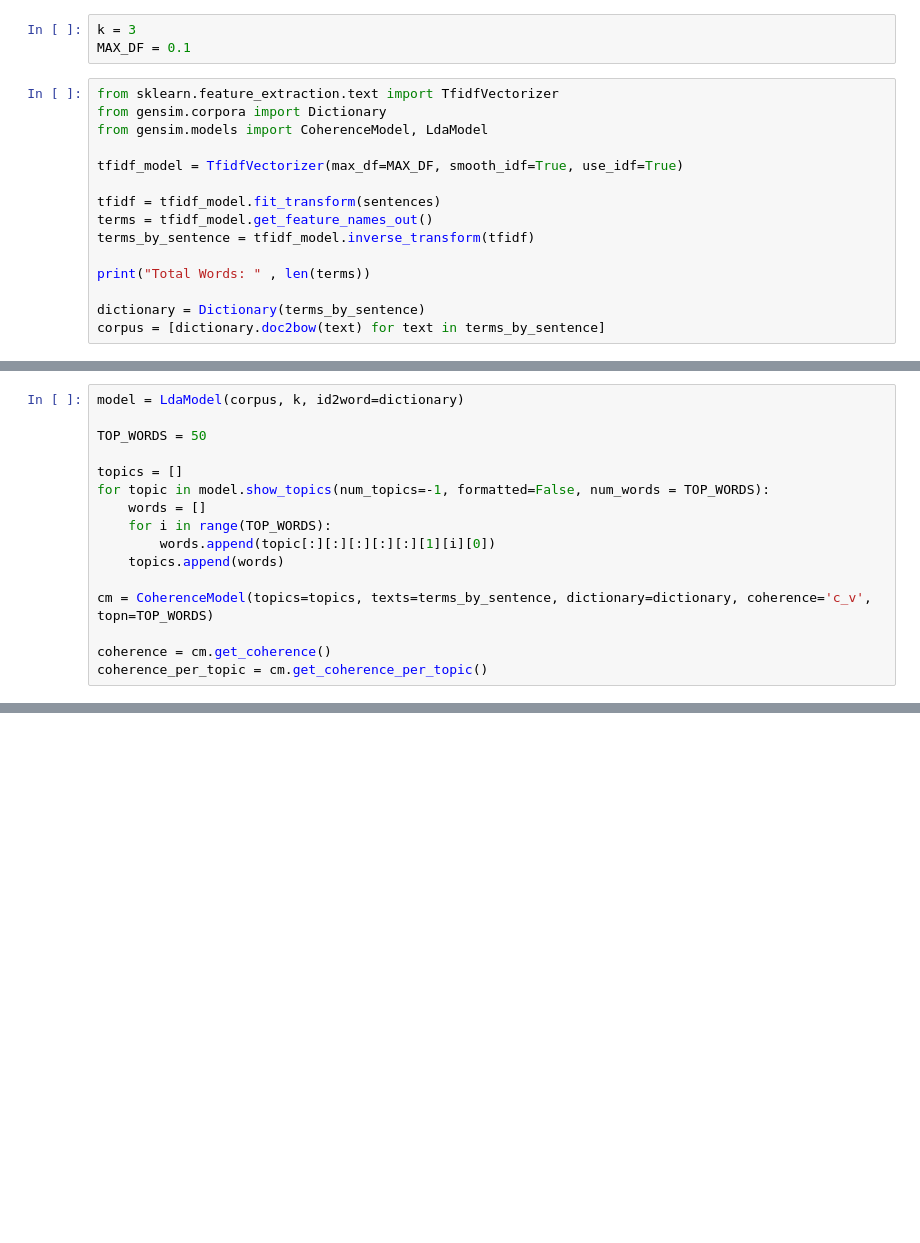
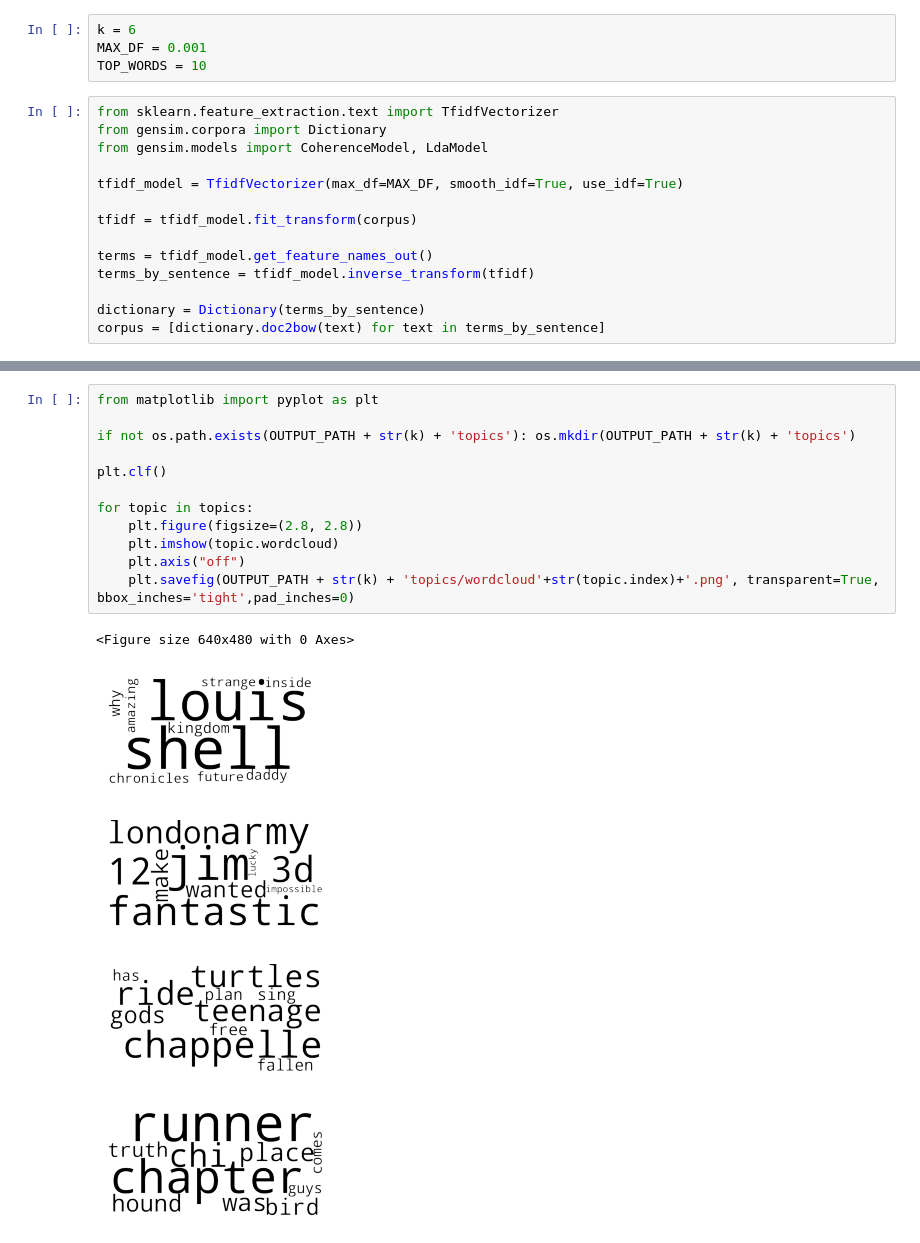
Before and after one commit to lealfp/labPLN, a Jupyter notebook: notebooks/topic_modeling/LDA.ipynb, the cells around one changed output, grey strips where cells are left out. Saved outputs shown, nothing was run; the diff lists cells and outputs as text; blank space fills up the shorter version.

```diff
--- a/notebooks/topic_modeling/LDA.ipynb
+++ b/notebooks/topic_modeling/LDA.ipynb
@@ -16,6 +110,7 @@ with open(DATASET_PATH) as f:
 # %%
-k = 3
-MAX_DF = 0.1
+k = 6
+MAX_DF = 0.001
+TOP_WORDS = 10
 # %%
 from sklearn.feature_extraction.text import TfidfVectorizer
 from gensim.corpora import Dictionary
@@ -23,11 +118,10 @@ from gensim.models import CoherenceModel, LdaModel
 
 tfidf_model = TfidfVectorizer(max_df=MAX_DF, smooth_idf=True, use_idf=True)
 
-tfidf = tfidf_model.fit_transform(sentences)
+tfidf = tfidf_model.fit_transform(corpus)
+
 terms = tfidf_model.get_feature_names_out()
 terms_by_sentence = tfidf_model.inverse_transform(tfidf)
 
-print("Total Words: " , len(terms))
-
 dictionary = Dictionary(terms_by_sentence)
 corpus = [dictionary.doc2bow(text) for text in terms_by_sentence]
@@ -36,16 +127,0 @@ Total Words:  12126
-# %%
-model = LdaModel(corpus, k, id2word=dictionary)
-
-TOP_WORDS = 50
-
-topics = []
-for topic in model.show_topics(num_topics=-1, formatted=False, num_words = TOP_WORDS):
-    words = []
-    for i in range(TOP_WORDS):
-        words.append(topic[:][:][:][:][:][1][i][0])
-    topics.append(words)
-
-cm = CoherenceModel(topics=topics, texts=terms_by_sentence, dictionary=dictionary, coherence='c_v', topn=TOP_WORDS)
-
-coherence = cm.get_coherence()
-coherence_per_topic = cm.get_coherence_per_topic()
@@ -51,0 +170,18 @@ coherence_per_topic = cm.get_coherence_per_topic()
+# %%
+from matplotlib import pyplot as plt
+
+if not os.path.exists(OUTPUT_PATH + str(k) + 'topics'): os.mkdir(OUTPUT_PATH + str(k) + 'topics')
+
+plt.clf()
+
+for topic in topics:
+    plt.figure(figsize=(2.8, 2.8))
+    plt.imshow(topic.wordcloud)
+    plt.axis("off")
+    plt.savefig(OUTPUT_PATH + str(k) + 'topics/wordcloud'+str(topic.index)+'.png', transparent=True, bbox_inches='tight',pad_inches=0)
+# %% [output]
+<Figure size 640x480 with 0 Axes>
+[figure, added]
+[figure, added]
+[figure, added]
+[figure, added]
```
Also changed, not shown: parts of 24 cells of this notebook, 40 other files.
